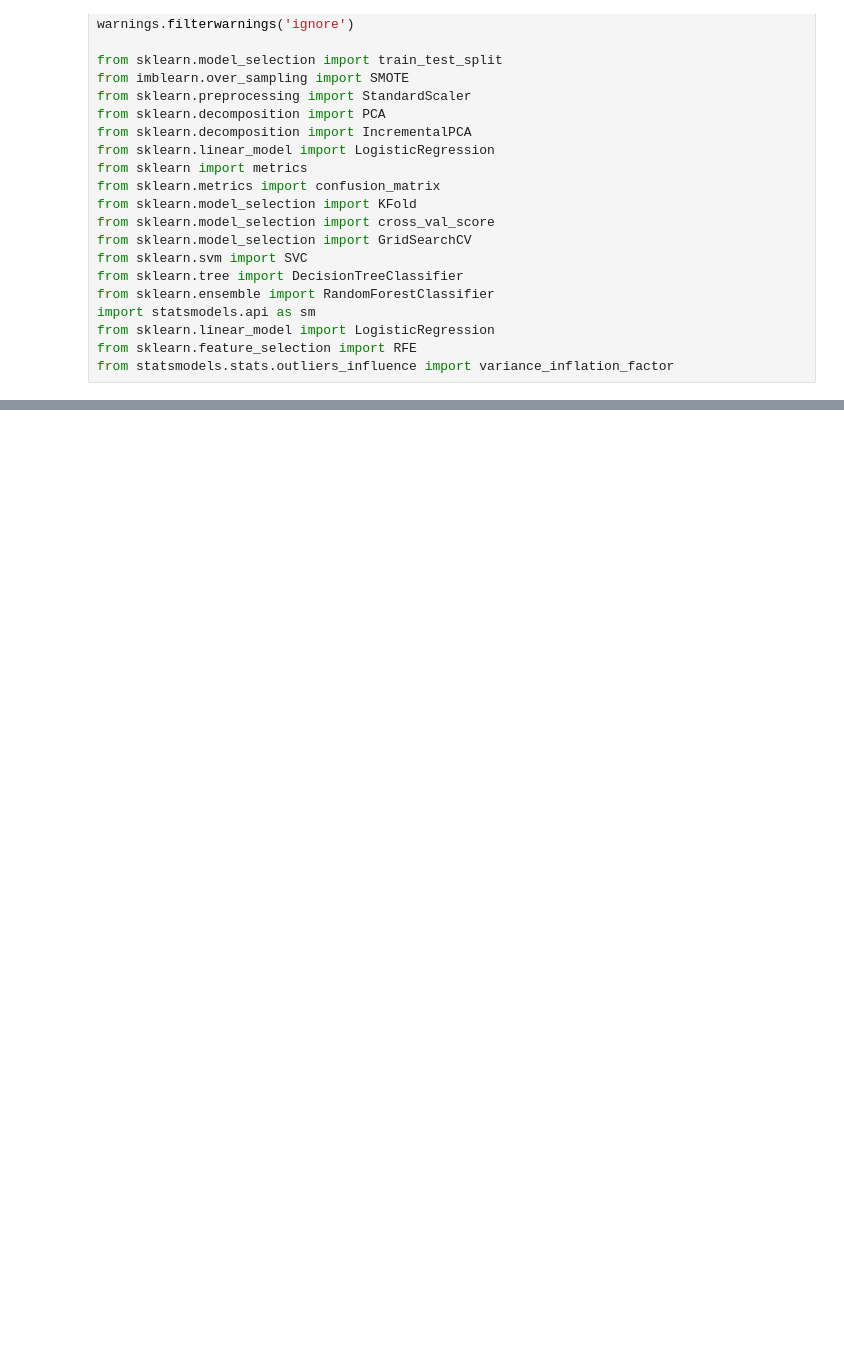
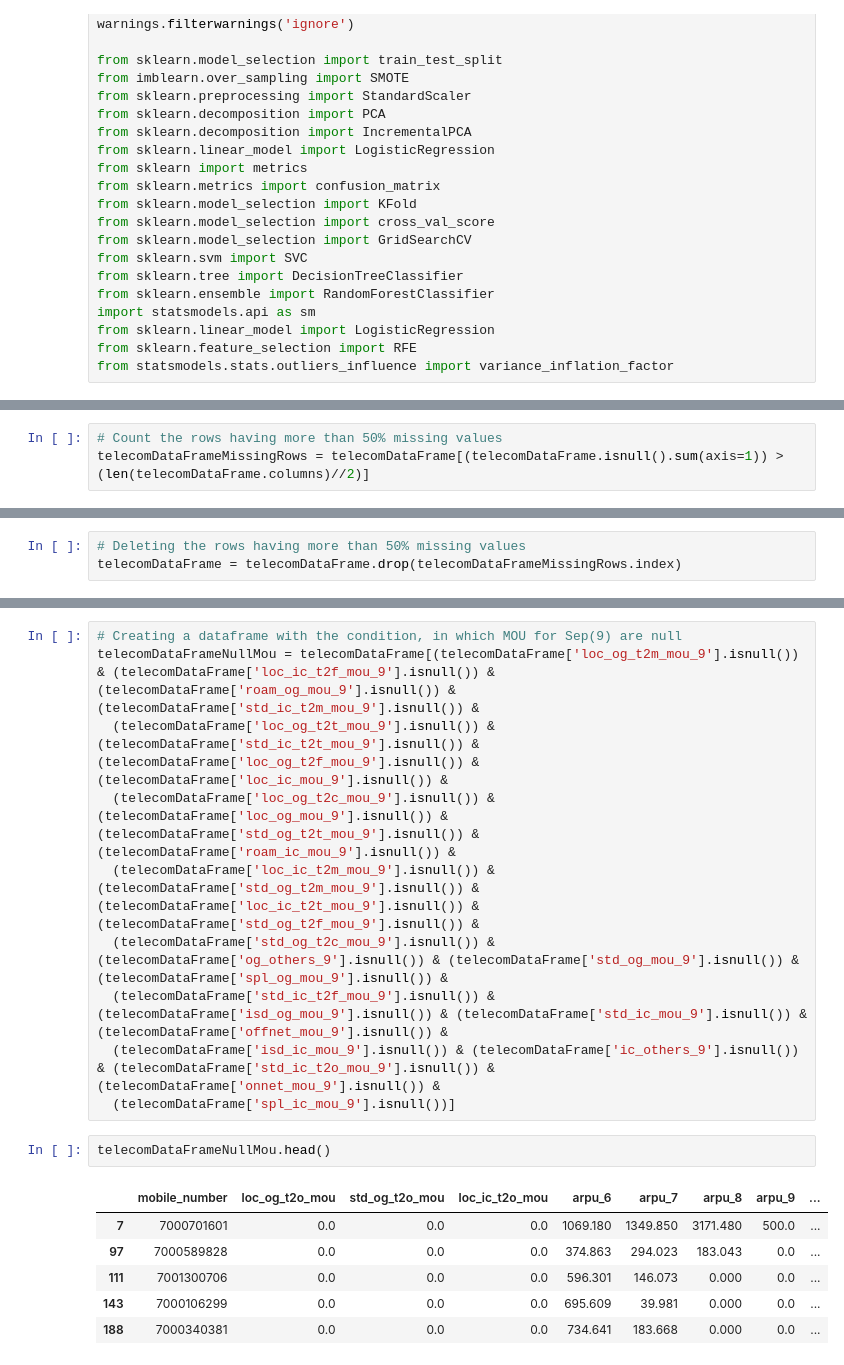
Before and after one commit to sumeet1396/Telecom-churn-case-study, a Jupyter notebook: telecom-churn.ipynb, the cells around one changed output, grey strips where cells are left out. Drawn from its saved outputs; the diff is of its cells as text; blank space fills up the shorter version.

```diff
--- a/telecom-churn.ipynb
+++ b/telecom-churn.ipynb
@@ -36,0 +163,3 @@ from statsmodels.stats.outliers_influence import variance_inflation_factor
+# %%
+# Count the rows having more than 50% missing values
+telecomDataFrameMissingRows = telecomDataFrame[(telecomDataFrame.isnull().sum(axis=1)) > (len(telecomDataFrame.columns)//2)]
@@ -36,0 +170,3 @@ from statsmodels.stats.outliers_influence import variance_inflation_factor
+# %%
+# Deleting the rows having more than 50% missing values
+telecomDataFrame = telecomDataFrame.drop(telecomDataFrameMissingRows.index)
@@ -36,0 +202,19 @@ from statsmodels.stats.outliers_influence import variance_inflation_factor
+# %%
+# Creating a dataframe with the condition, in which MOU for Sep(9) are null
+telecomDataFrameNullMou = telecomDataFrame[(telecomDataFrame['loc_og_t2m_mou_9'].isnull()) & (telecomDataFrame['loc_ic_t2f_mou_9'].isnull()) & (telecomDataFrame['roam_og_mou_9'].isnull()) & (telecomDataFrame['std_ic_t2m_mou_9'].isnull()) &
+  (telecomDataFrame['loc_og_t2t_mou_9'].isnull()) & (telecomDataFrame['std_ic_t2t_mou_9'].isnull()) & (telecomDataFrame['loc_og_t2f_mou_9'].isnull()) & (telecomDataFrame['loc_ic_mou_9'].isnull()) &
+  (telecomDataFrame['loc_og_t2c_mou_9'].isnull()) & (telecomDataFrame['loc_og_mou_9'].isnull()) & (telecomDataFrame['std_og_t2t_mou_9'].isnull()) & (telecomDataFrame['roam_ic_mou_9'].isnull()) &
+  (telecomDataFrame['loc_ic_t2m_mou_9'].isnull()) & (telecomDataFrame['std_og_t2m_mou_9'].isnull()) & (telecomDataFrame['loc_ic_t2t_mou_9'].isnull()) & (telecomDataFrame['std_og_t2f_mou_9'].isnull()) &
+  (telecomDataFrame['std_og_t2c_mou_9'].isnull()) & (telecomDataFrame['og_others_9'].isnull()) & (telecomDataFrame['std_og_mou_9'].isnull()) & (telecomDataFrame['spl_og_mou_9'].isnull()) &
+  (telecomDataFrame['std_ic_t2f_mou_9'].isnull()) & (telecomDataFrame['isd_og_mou_9'].isnull()) & (telecomDataFrame['std_ic_mou_9'].isnull()) & (telecomDataFrame['offnet_mou_9'].isnull()) &
+  (telecomDataFrame['isd_ic_mou_9'].isnull()) & (telecomDataFrame['ic_others_9'].isnull()) & (telecomDataFrame['std_ic_t2o_mou_9'].isnull()) & (telecomDataFrame['onnet_mou_9'].isnull()) &
+  (telecomDataFrame['spl_ic_mou_9'].isnull())]
+# %%
+telecomDataFrameNullMou.head()
+# %% [output]
+|  | mobile_number | loc_og_t2o_mou | std_og_t2o_mou | loc_ic_t2o_mou | arpu_6 | arpu_7 | arpu_8 | arpu_9 | ... |
+| 7 | 7000701601 | 0.0 | 0.0 | 0.0 | 1069.180 | 1349.850 | 3171.480 | 500.0 | ... |
+| 97 | 7000589828 | 0.0 | 0.0 | 0.0 | 374.863 | 294.023 | 183.043 | 0.0 | ... |
+| 111 | 7001300706 | 0.0 | 0.0 | 0.0 | 596.301 | 146.073 | 0.000 | 0.0 | ... |
+| 143 | 7000106299 | 0.0 | 0.0 | 0.0 | 695.609 | 39.981 | 0.000 | 0.0 | ... |
+| 188 | 7000340381 | 0.0 | 0.0 | 0.0 | 734.641 | 183.668 | 0.000 | 0.0 | ... |
```
Also changed, not shown: parts of 75 cells of this notebook, 1 other file.
